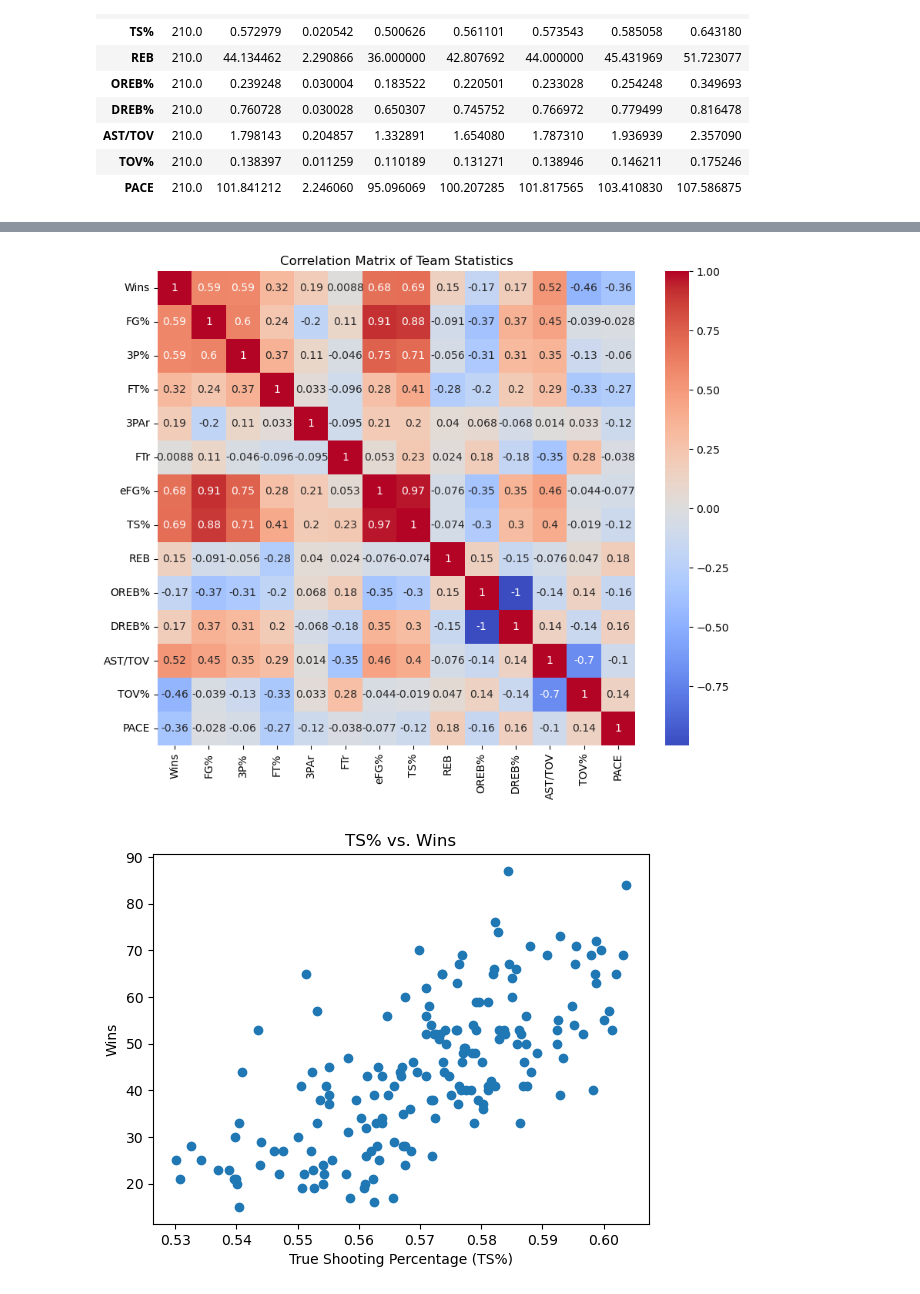
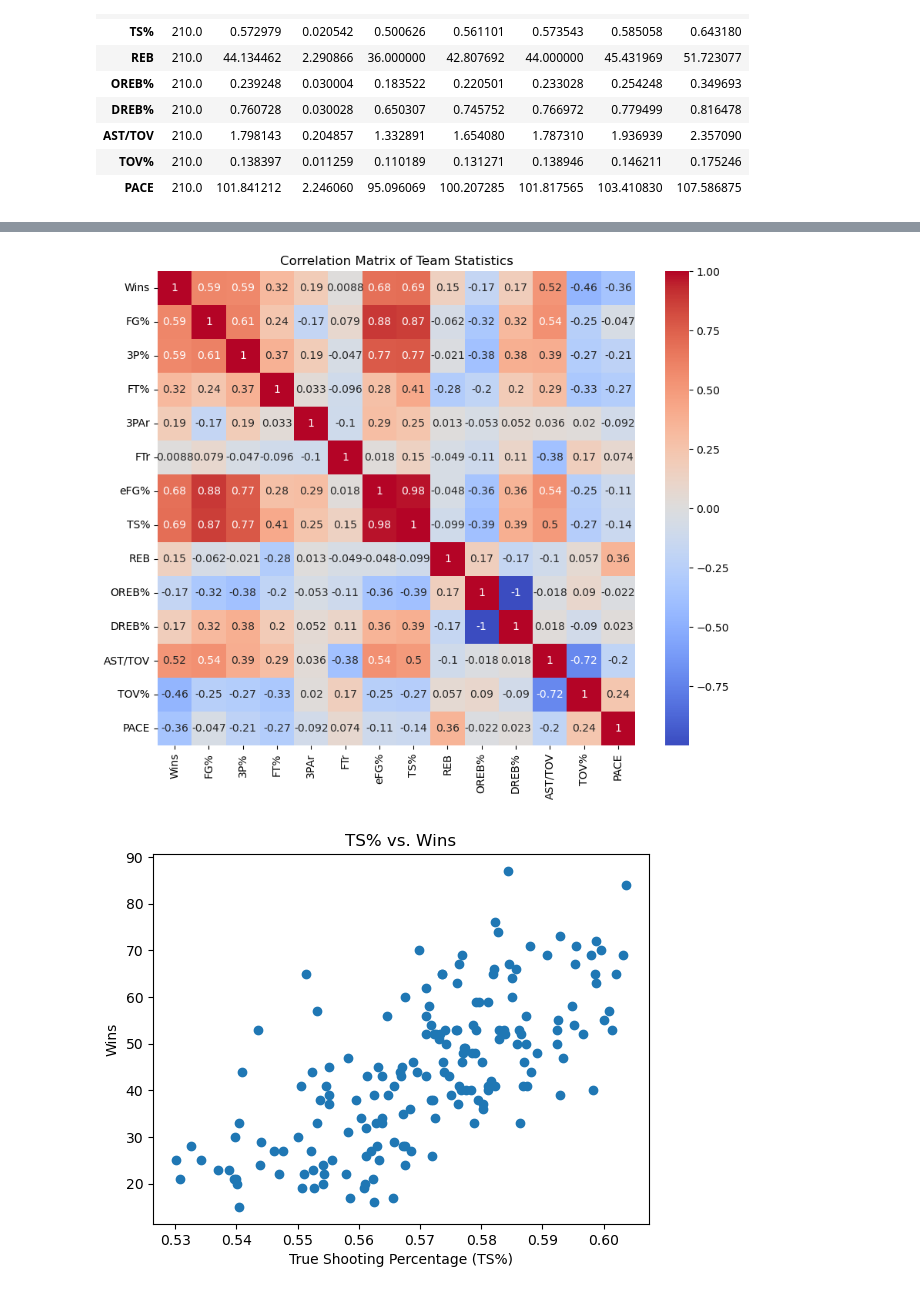
Before and after one commit to rheanibert04/Group1-STA4724, a Jupyter notebook: data_analysis.ipynb, the cells around one changed output, grey strips where cells are left out. Saved outputs shown, nothing was run; the diff lists cells and outputs as text; code cells hidden in the pictures.

```diff
--- a/data_analysis.ipynb
+++ b/data_analysis.ipynb
@@ -552,17 +552,17 @@ Name: Wins, dtype: float64
 # %%
 import seaborn as sns
 import matplotlib.pyplot as plt
 
-corr = final.corr(numeric_only=True)
+corr = final.dropna().corr(numeric_only=True)
 plt.figure(figsize=(10,8))
 sns.heatmap(corr, cmap="coolwarm", center=0, annot=True)
 plt.title("Correlation Matrix of Team Statistics")
 
 # save image
 # plt.savefig("../reports/corr_matrix.png", dpi=300, bbox_inches="tight")
 plt.show()
 # %% [output]
-[figure, old version]
+[figure, new version]
 # %%
 plt.scatter(final["TS%"], final["Wins"])
 plt.xlabel("True Shooting Percentage (TS%)")
```
Also changed, not shown: parts of 4 cells of this notebook.
